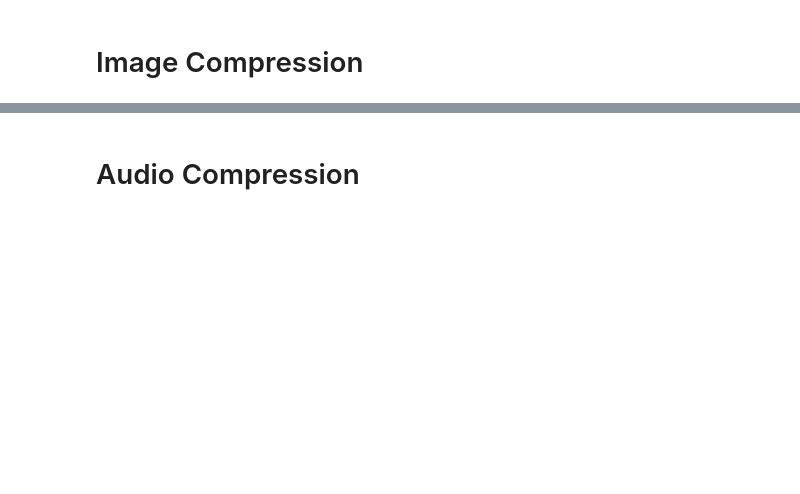
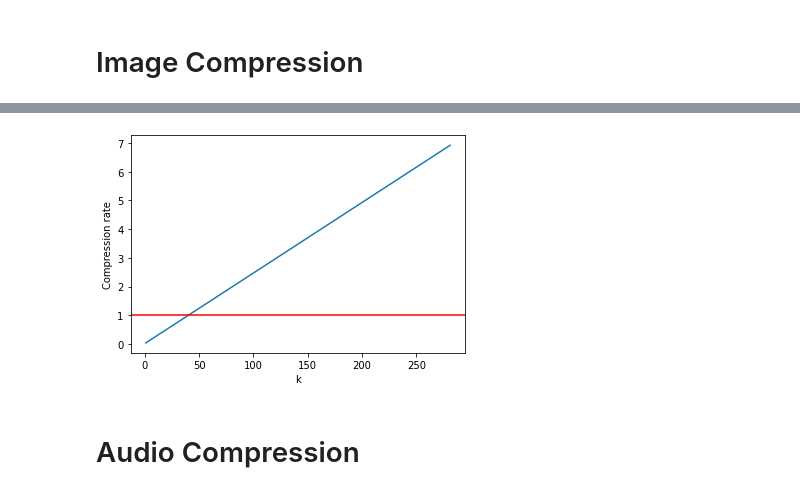
Before and after one commit to HongHanh2104/maths4ai, a Jupyter notebook: HW3/HW3 - PCA for data compression .ipynb, the cells around one changed output, grey strips where cells are left out. Drawn from its saved outputs; the diff is of its cells as text; code cells hidden in the pictures; blank space fills up the shorter version.

```diff
--- a/HW3/HW3 - PCA for data compression .ipynb
+++ b/HW3/HW3 - PCA for data compression .ipynb
@@ -65,4 +35,8 @@ def save_img(arr, k):
     path = os.path.join(img_save_path, filename)
     imk = Image.fromarray(arr).convert('L')
     imk.save(path)
+# %%
+k_list = []
+k_img_list = []
+ratio_list = []
 # %%
@@ -83,3 +63,21 @@ image_compress(img_arr)
+# %%
+# Compute ratio
+for i in range(len(k_img_list)):
+    error = np.linalg.norm(img_arr - k_img_list[i]) / np.linalg.norm(img_arr)
+    h, w = img_arr.shape
+    k = k_list[i]
+    ori_size = h * w
+    compressed_size = 4 * (h * k + w + k * w)
+    ratio = compressed_size / ori_size
+    ratio_list.append(ratio)
+# %%
+plt.plot(k_list, ratio_list)
+plt.axhline(1, 0, 1, color='r')
+plt.xlabel('k')
+plt.ylabel('Compression rate')
+plt.show()
+# %% [output]
+[figure, added]
 # %% [markdown]
 # Audio Compression
 # %%
```
Also changed, not shown: parts of 12 cells of this notebook, 1 other file.
